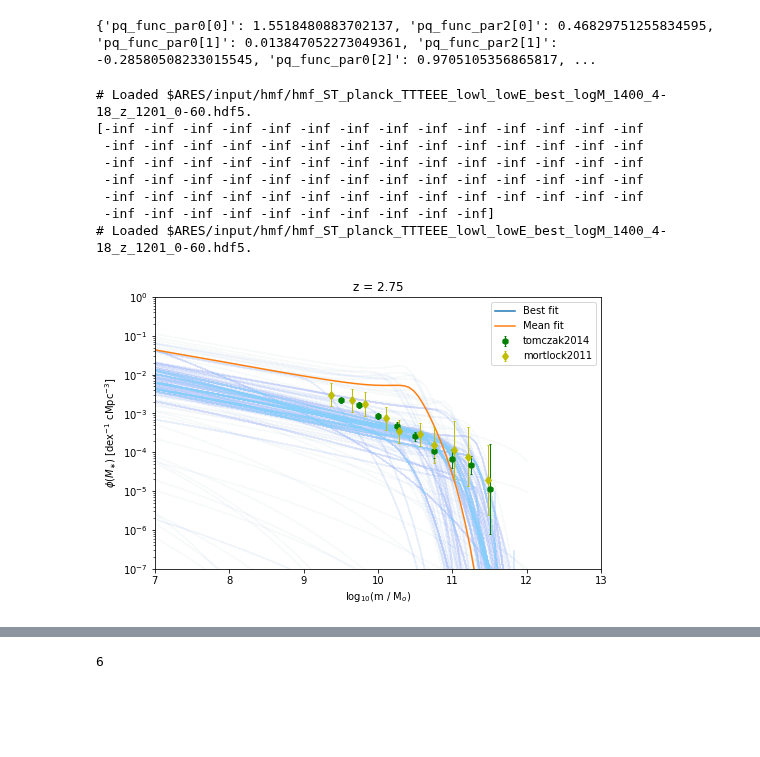
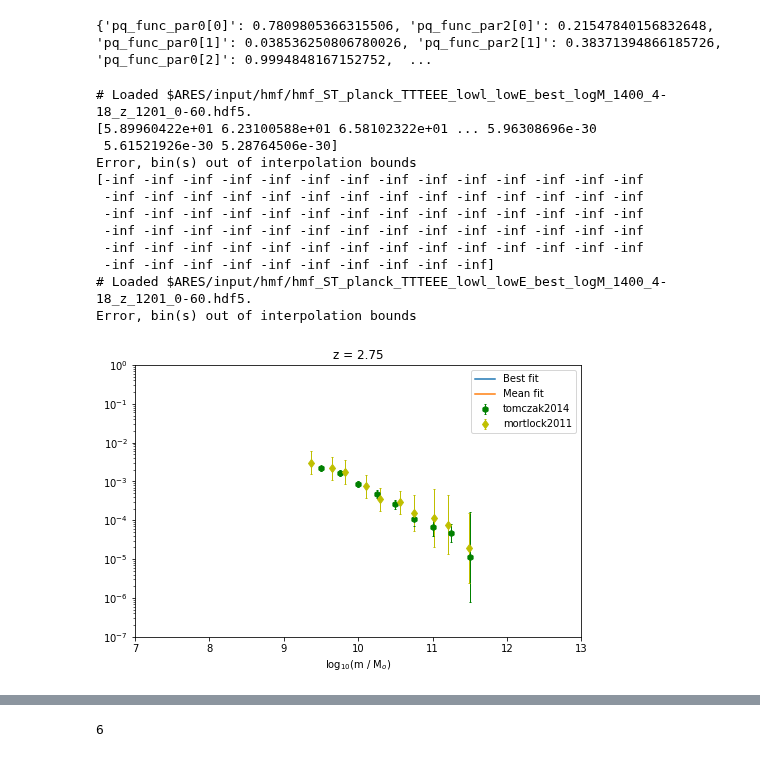
Before and after one commit to eklem1/GalaxySim, a Jupyter notebook: AnotherBlob.ipynb, the cells around one changed output, grey strips where cells are left out. Drawn from its saved outputs; the diff is of its cells as text; code cells hidden in the pictures; blank space fills up the shorter version.

```diff
--- a/AnotherBlob.ipynb
+++ b/AnotherBlob.ipynb
@@ -182,8 +37,7 @@ fitter.run('MCMC_files/blob_test2', burn=5, steps=40, save_freq=1, clobber=True)
 # %%
 # anl = ares.analysis.ModelSet('MCMC_files/blob_test1')
 # anl = ares.analysis.ModelSet('..\Cedar\savedFits/smf_14_07_13-54_4') #default, batch run
-anl = ares.analysis.ModelSet('..\Cedar\savedFits/smf_15_07_08-53_4')
-
+anl = ares.analysis.ModelSet('..\Cedar\savedFits/smf_20_07_08-20_0.0-5.0')
 
 
 labels = \
@@ -359,7 +260,7 @@ pars_best.update(fit_best_like)
 # print(pars_best)
 pop_best = ares.populations.GalaxyPopulation(**pars_best)
 # %% [output]
-{'pq_func_par0[0]': 1.5518480883702137, 'pq_func_par2[0]': 0.46829751255834595, 'pq_func_par0[1]': 0.013847052273049361, 'pq_func_par2[1]': -0.28580508233015545, 'pq_func_par0[2]': 0.9705105356865817, ...
+{'pq_func_par0[0]': 0.7809805366315506, 'pq_func_par2[0]': 0.21547840156832648, 'pq_func_par0[1]': 0.038536250806780026, 'pq_func_par2[1]': 0.38371394866185726, 'pq_func_par0[2]': 0.9994848167152752,  ...
 # %%
 z = 2.75
 
@@ -370,35 +271,39 @@ Ms_short = np.linspace(7, 12, 80)
 # print(Ms)
 
 ls_best = pop_best.StellarMassFunction(z, Ms_short)
 
 print(ls_best)
 
 ls_mean = pop_mean.StellarMassFunction(z, Ms_short)
 
-ax = anl.ReconstructedFunction('galaxy_smf', ivar=[z, None], samples='all', color='lightskyblue', alpha=0.01, ax=ax)
+# ax = anl.ReconstructedFunction('galaxy_smf', ivar=[z, None], samples='all', color='lightskyblue', alpha=0.01, ax=ax)
 
 obslf = ares.analysis.GalaxyPopulation()
 obslf.PlotSMF(z=z, ax=ax, round_z=0.2, log10Mass=True)
 
 pl.semilogy(Ms_short, ls_best, label='Best fit')
 
 pl.semilogy(Ms_short, ls_mean, label='Mean fit')
 
 pl.title("z = %.2f" %z)
 pl.xlabel("log$_{10}$(m / M$_o$)")
 pl.legend()
 # pl.ylim(1e-15, 1e2)
 pl.show()
 # %% [output]
 # Loaded $ARES/input/hmf/hmf_ST_planck_TTTEEE_lowl_lowE_best_logM_1400_4-18_z_1201_0-60.hdf5.
+[5.89960422e+01 6.23100588e+01 6.58102322e+01 ... 5.96308696e-30
+ 5.61521926e-30 5.28764506e-30]
+Error, bin(s) out of interpolation bounds
 [-inf -inf -inf -inf -inf -inf -inf -inf -inf -inf -inf -inf -inf -inf
  -inf -inf -inf -inf -inf -inf -inf -inf -inf -inf -inf -inf -inf -inf
  -inf -inf -inf -inf -inf -inf -inf -inf -inf -inf -inf -inf -inf -inf
  -inf -inf -inf -inf -inf -inf -inf -inf -inf -inf -inf -inf -inf -inf
  -inf -inf -inf -inf -inf -inf -inf -inf -inf -inf -inf -inf -inf -inf
  -inf -inf -inf -inf -inf -inf -inf -inf -inf -inf]
 # Loaded $ARES/input/hmf/hmf_ST_planck_TTTEEE_lowl_lowE_best_logM_1400_4-18_z_1201_0-60.hdf5.
+Error, bin(s) out of interpolation bounds
-[figure, old version]
+[figure, new version]
 # %%
 Zs = np.linspace(0, 7, 50)
 
```
Also changed, not shown: parts of 23 cells of this notebook, 2 other files.
